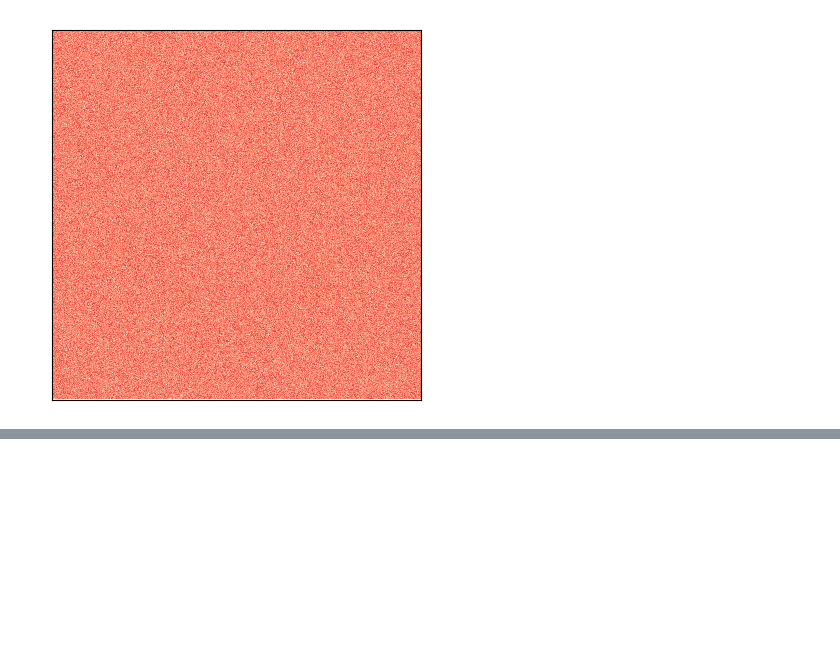
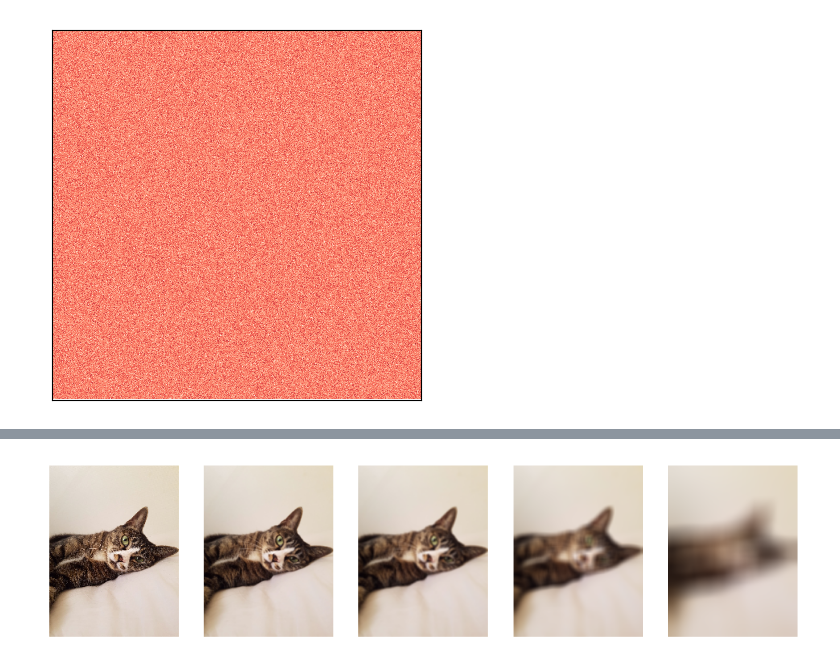
Before and after one commit to frhyme/frhyme.github.io, a Jupyter notebook: _posts/personal_ipynb/180628_img_preprocessing.ipynb, the cells around one changed output, grey strips where cells are left out. Cells and saved outputs as stored; diff of their text form; code cells hidden in the pictures; blank space fills up the shorter version.

```diff
--- a/_posts/personal_ipynb/180628_img_preprocessing.ipynb
+++ b/_posts/personal_ipynb/180628_img_preprocessing.ipynb
@@ -107,0 +106,20 @@ cairosvg.svg2png(url="../../assets/images/markdown_img/180629_1521_simple_svg.sv
+# %%
+import cv2
+import numpy as np
+from matplotlib import pyplot as plt
+
+plt.style.use("default")
+img = mpimg.imread('/Users/frhyme/Downloads/IMG_9715.JPG')
+#img = cv2.imread('/Users/frhyme/Downloads/') # cv2로 읽으면 칼라맵이 바뀌는 경우가 있는듯.
+height, width, layer = img.shape
+# 어느 정도의 사이즈를 컨볼루션할 것인가를 결정하는 부분이다.
+# 1일때는 큰 차이가 없고, 이 값이 커질수록, 뿌옇게 보이는 것을 알 수 있다.
+imgs = [cv2.blur(img, (i, i)) for i in [1, 10, 20, 50, 200]]
+f, axes = plt.subplots(1, len(imgs), figsize=(12, 8))
+for i in range(0, len(axes)):
+    axes[i].imshow(imgs[i]), axes[i].axis('off')
+    axes[i].set_xticks([]), axes[i].set_yticks([])
+plt.savefig('../../assets/images/markdown_img/180630_1817_cat_blur.svg')
+plt.show()
+# %% [output]
+[figure, added]
```
Also changed, not shown: parts of 10 cells of this notebook, 10 other files.
